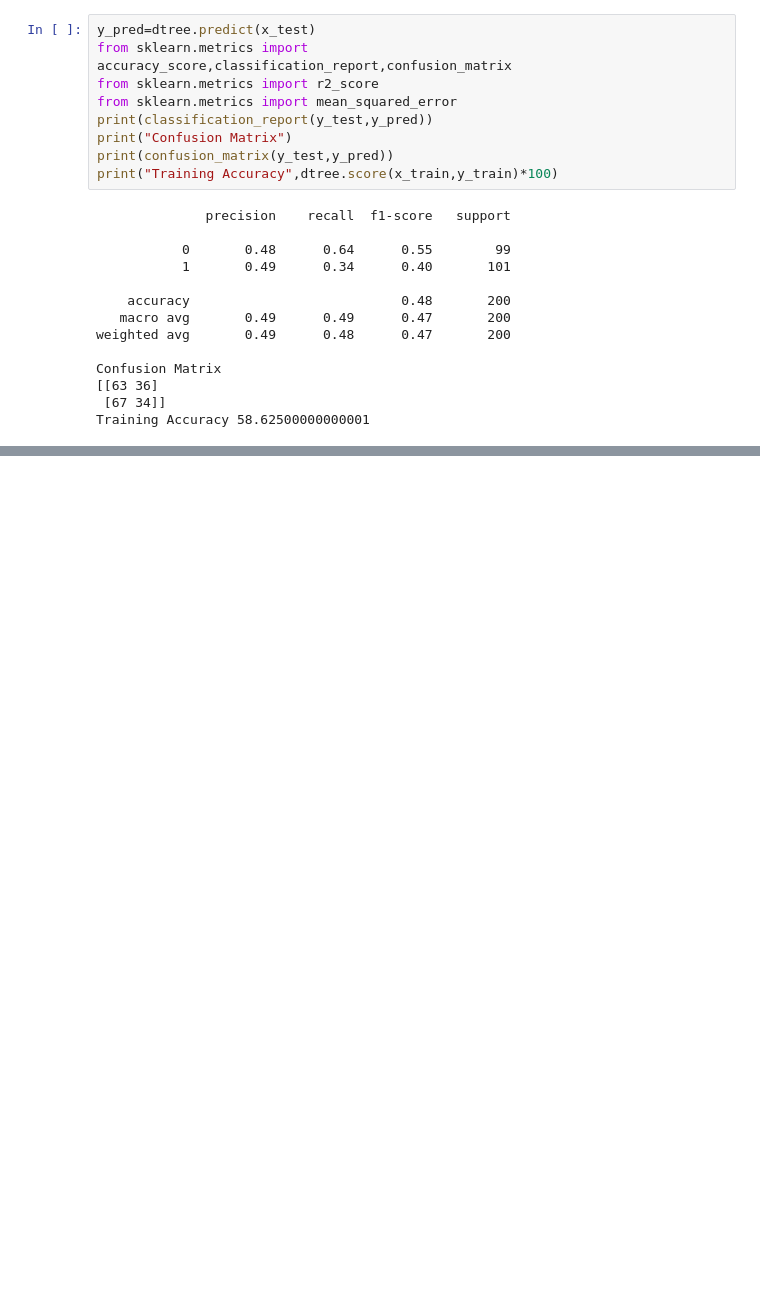
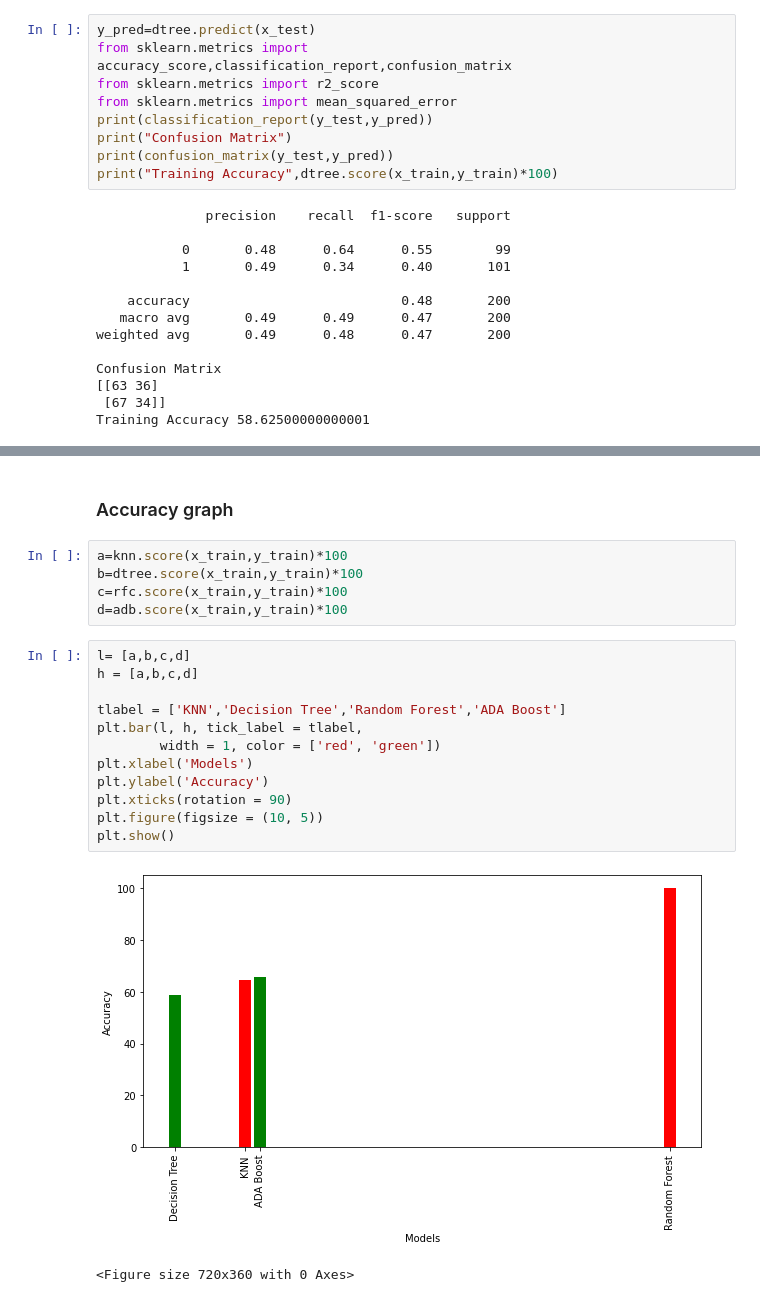
Before and after one commit to tallanikhila/marketsales-analysis, a Jupyter notebook: model_analysis.ipynb, the cells around one changed output, grey strips where cells are left out. Drawn from its saved outputs; the diff is of its cells as text; blank space fills up the shorter version.

```diff
--- a/model_analysis.ipynb
+++ b/model_analysis.ipynb
@@ -321,0 +398,22 @@ Training Accuracy 58.62500000000001
+# %% [markdown]
+### Accuracy graph
+# %%
+a=knn.score(x_train,y_train)*100
+b=dtree.score(x_train,y_train)*100
+c=rfc.score(x_train,y_train)*100
+d=adb.score(x_train,y_train)*100
+# %%
+l= [a,b,c,d]
+h = [a,b,c,d]
+
+tlabel = ['KNN','Decision Tree','Random Forest','ADA Boost']
+plt.bar(l, h, tick_label = tlabel,
+        width = 1, color = ['red', 'green'])
+plt.xlabel('Models')
+plt.ylabel('Accuracy')
+plt.xticks(rotation = 90)
+plt.figure(figsize = (10, 5))
+plt.show()
+# %% [output]
+[figure, added]
+<Figure size 720x360 with 0 Axes>
```
Also changed, not shown: parts of 13 cells of this notebook.
